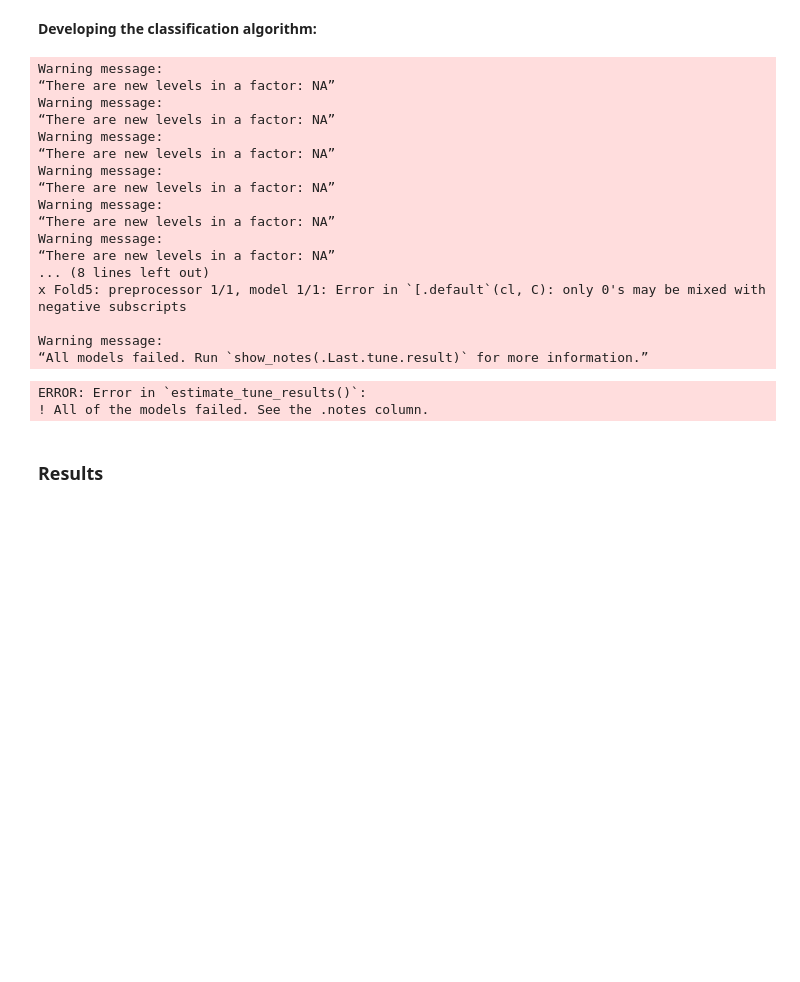
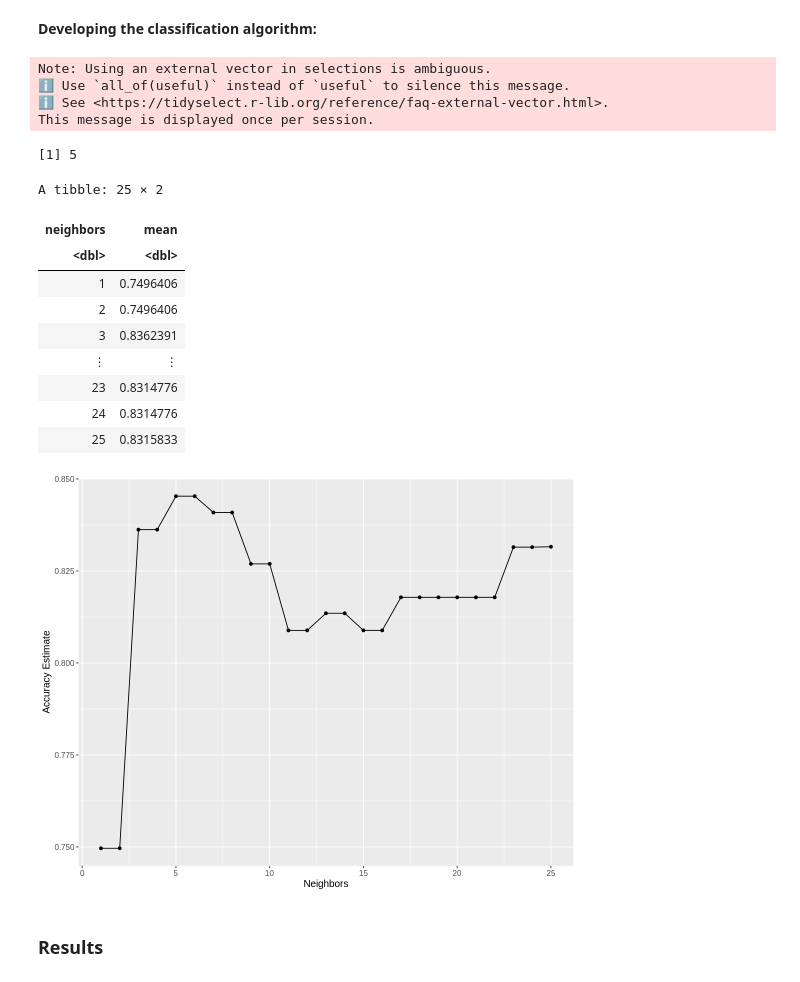
Before and after one commit to GeneRevo/DSCI100-007-Group10, a Jupyter notebook: 007_project_final_report.ipynb, the cells around one changed output. Drawn from its saved outputs; the diff is of its cells as text; code cells hidden in the pictures; blank space fills up the shorter version.

```diff
--- a/007_project_final_report.ipynb
+++ b/007_project_final_report.ipynb
@@ -364,21 +393,39 @@ Warning message:
 # %% [markdown]
 **Developing the classification algorithm:**
 # %%
+set.seed(3789)
 #Vector of factor coloumns that have >2 levels
 factor_cols <- c("slope", "thal", "cp")
 #Predictors + target variable
 useful <- c("num", "exang", "slope_X1", "slope_X2", "cp_X4", "thal_X3", "chol", "thalach")
 
+
+#Define a function to calculate the mode
+mode <- function(x) {
+  ux <- unique(x)
+  ux[which.max(tabulate(match(x, ux)))]
+}
+
+#Impute missing values with the mean for double columns and mode for factor columns in heart_disease_train
+heart_disease_train_imputed <- heart_disease_train |>
+  mutate(across(where(is.numeric), ~replace_na(., mean(., na.rm = TRUE)))) |>
+  mutate(across(where(is.factor), ~replace_na(., mode(na.omit(.)))))
+
+#Impute missing values with the mean for double columns and mode for factor columns in heart_disease_test
+heart_disease_test_imputed <- heart_disease_test |>
+  mutate(across(where(is.numeric), ~replace_na(., mean(., na.rm = TRUE)))) |>
+  mutate(across(where(is.factor), ~replace_na(., mode(na.omit(.)))))
+
 #Recipe that creates dummies for all objects in factor cols
-heart_pre_recipe <- recipe(num ~ ., data = heart_disease_train) |>
+heart_pre_recipe <- recipe(num ~ ., data = heart_disease_train_imputed) |>
   step_dummy(factor_cols, one_hot = TRUE)
 
 #Calculates changes
 heart_prep <- heart_pre_recipe |> prep()
 
 #Applies changes and selects for the wanted columns. Mutates exang(Binary factor) to numeric.
-heart_train_processed <- bake(heart_prep, heart_disease_train) |> select(useful) |> mutate(exang=as.numeric(exang))
-heart_test_processed <- bake(heart_prep, heart_disease_test) |> select(useful) |> mutate(exang=as.numeric(exang))
+heart_train_processed <- bake(heart_prep, heart_disease_train_imputed) |> select(useful) |> mutate(exang=as.numeric(exang))
+heart_test_processed <- bake(heart_prep, heart_disease_test_imputed) |> select(useful) |> mutate(exang=as.numeric(exang))
 
 heart_recipe <- recipe(num ~ ., data = heart_train_processed) |>
   step_scale(chol, thalach) |>
@@ -388,34 +435,46 @@ knn_spec <- nearest_neighbor(weight_func = "rectangular", neighbors = tune()) |>
   set_engine("kknn") |>
   set_mode("classification")
 
-k_vals <- tibble(neighbors = seq(from = 1, to = 25, by = 2))
+k_vals <- tibble(neighbors = seq(from = 1, to = 25, by = 1))
 heart_vfold <- vfold_cv(heart_train_processed, v = 5, strata = num)
 
 knn_results <- workflow() |>
   add_recipe(heart_recipe) |>
   add_model(knn_spec) |>
   tune_grid(resamples = heart_vfold, grid = k_vals) |>
-  collect_metrics()
+  collect_metrics() |>
+  filter(.metric == "accuracy") |>
+  select(neighbors, mean)
+
+best_k <- knn_results |> filter(mean==max(mean)) |> slice(1) |> pull(neighbors)
+
+best_k
+knn_results
 # %% [output]
-Warning message:
-“There are new levels in a factor: NA”
-Warning message:
-“There are new levels in a factor: NA”
-Warning message:
-“There are new levels in a factor: NA”
-Warning message:
-“There are new levels in a factor: NA”
-Warning message:
-“There are new levels in a factor: NA”
-Warning message:
-“There are new levels in a factor: NA”
-... (8 lines left out)
-x Fold5: preprocessor 1/1, model 1/1: Error in `[.default`(cl, C): only 0's may be mixed with negative subscripts
-
-Warning message:
-“All models failed. Run `show_notes(.Last.tune.result)` for more information.”
+Note: Using an external vector in selections is ambiguous.
+ℹ Use `all_of(useful)` instead of `useful` to silence this message.
+ℹ See <https://tidyselect.r-lib.org/reference/faq-external-vector.html>.
+This message is displayed once per session.
-ERROR: Error in `estimate_tune_results()`:
-! All of the models failed. See the .notes column.
+[1] 5
+A tibble: 25 × 2
+| neighbors | mean |
+| <dbl> | <dbl> |
+| 1 | 0.7496406 |
+| 2 | 0.7496406 |
+| 3 | 0.8362391 |
+| ⋮ | ⋮ |
+| 23 | 0.8314776 |
+| 24 | 0.8314776 |
+| 25 | 0.8315833 |
+# %%
+accuracy_vs_k <- knn_results |> ggplot(aes(x = neighbors, y = mean)) +
+  geom_point() +
+  geom_line() +
+  labs(x = "Neighbors", y = "Accuracy Estimate") +
+  theme(text = element_text(size = 12))
+accuracy_vs_k
+# %% [output]
+[figure, added]
 # %% [markdown]
 ### Results
 # %% [markdown]
```
Also changed, not shown: parts of 15 cells of this notebook.
